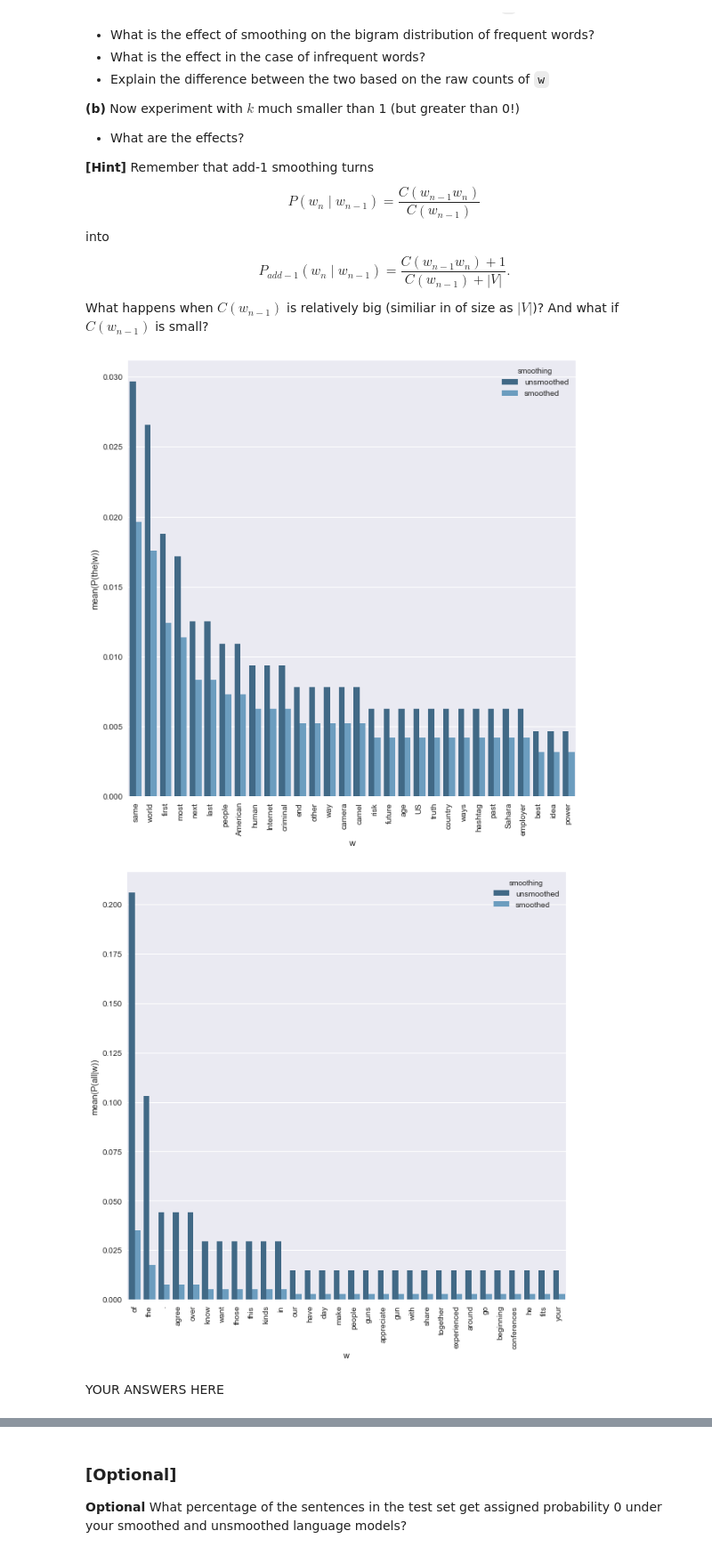
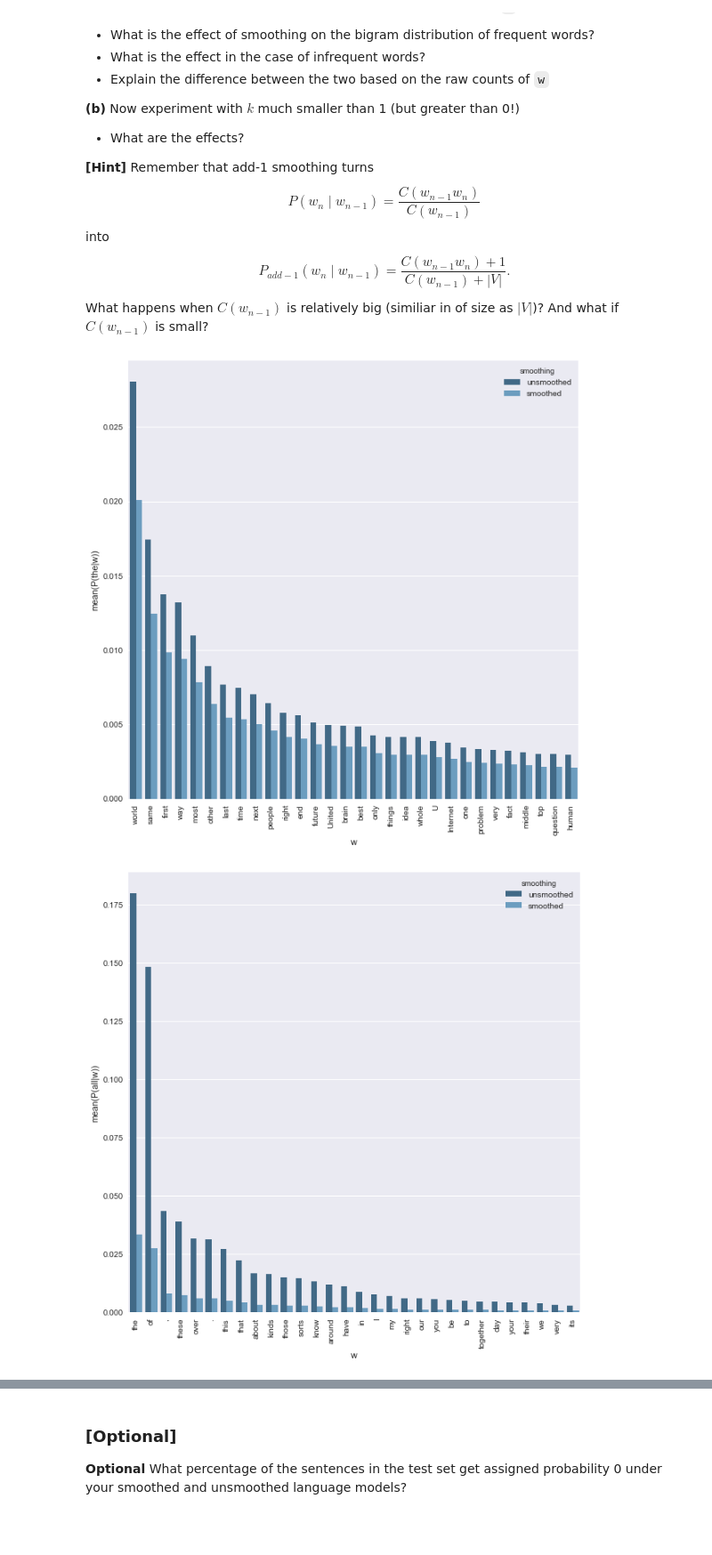
Before and after one commit to LindaPetrini/NLP_lab, a Jupyter notebook: lab1.ipynb, the cells around one changed output, grey strips where cells are left out. Shown at 89% size. Drawn from its saved outputs; the diff is of its cells as text; code cells hidden in the pictures; blank space fills up the shorter version.

```diff
--- a/lab1.ipynb
+++ b/lab1.ipynb
@@ -270,9 +279,10 @@ KeyboardInterrupt:
 # %% [markdown]
 **(b)** What are the three **POS tag categories** that the most **unseen words** belong to?
 # %%
+#unseen_dict = collections.Counter(unseen)
 dict_pos_word = collections.defaultdict(list)
+
 for word, pos in new_word_pos:
-    if word not in dict_pos_word[pos]:
-        dict_pos_word[pos].append(word)
+    dict_pos_word[pos].append(word)
 # %%
 dict_len = collections.defaultdict(list)
@@ -432,7 +463,40 @@ def train_ngram(data, N, k=0):
 
     return ngram, unigram
 # %%
-data, w2i, i2w = read(train_file, max_lines=1000)
+data, w2i, i2w = read(train_file, max_lines=np.inf)
+
+#unsmoothed
 ngram2, unigram = train_ngram(data, 2, k=0)
 ngram3, unigram = train_ngram(data, 3, k=0)
 ngram4, unigram = train_ngram(data, 4, k=0)
+
+
+#smoothed
+ngram2_sm, unigram_sm = train_ngram(data, 2, k=1)
+ngram3_sm, unigram_sm = train_ngram(data, 3, k=1)
+# %%
+#snaity check
+d = ngram2_sm["all"]					# the smoothed conditional distribution p(w|"all")
+s = sum(d.values())
+#print(d.items())
+#print(s) # total probability mass actually stored in d (< 1.0)
+seen = len(d.keys()) 					# number of actual words stored in d
+unseen = len(w2i) - seen
+default_prob = d["all"]     # all other words
+remaining_prob = default_prob * unseen
+print(default_prob)# all remaining probability mass not actually stored in d
+one = s + remaining_prob				# should equal 1.0
+print(one)
+
+
+d = ngram2_sm["idea"]					# the smoothed conditional distribution p(w|"all")
+s = sum(d.values())
+#print(d.items())
+#print(s) # total probability mass actually stored in d (< 1.0)
+seen = len(d.keys()) 					# number of actual words stored in d
+unseen = len(w2i) - seen
+default_prob = d["cin"]     # all other words
+remaining_prob = default_prob * unseen
+print(default_prob)# all remaining probability mass not actually stored in d
+one = s + remaining_prob				# should equal 1.0
+print(one)
@@ -588,14 +662,9 @@ def plot_bigram_dist(word, bigram, smoothbigram, k=30):
     plt.xticks(rotation=90)
     g = sns.barplot(ax=ax, x="w", y="P({}|w)".format(word), hue="smoothing",
                     data=w_data, palette="Blues_d")
-# %%
-bigram, unigram = train_ngram(data, 2, k=0)
-k = 0.1
-smoothbigram, unigram = train_ngram(data, 2, k)
-plot_bigram_dist("the", bigram, smoothbigram, k=30)
-plot_bigram_dist("all", bigram, smoothbigram, k=30)
-# %% [output]
-[figure, removed]
-[figure, removed]
-# %% [markdown]
-YOUR ANSWERS HERE
+# %%
+plot_bigram_dist("the", ngram2, ngram2_sm, k=30)
+plot_bigram_dist("all", ngram2, ngram2_sm, k=30)
+# %% [output]
+[figure, added]
+[figure, added]
```
Also changed, not shown: parts of 42 cells of this notebook.
